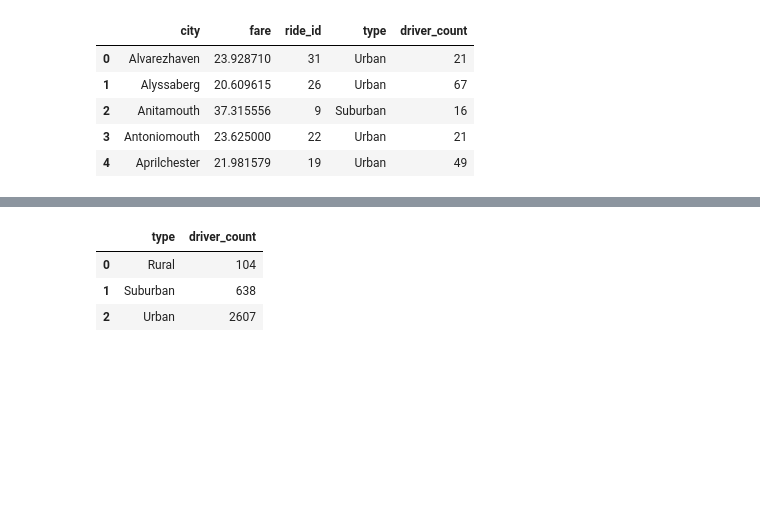
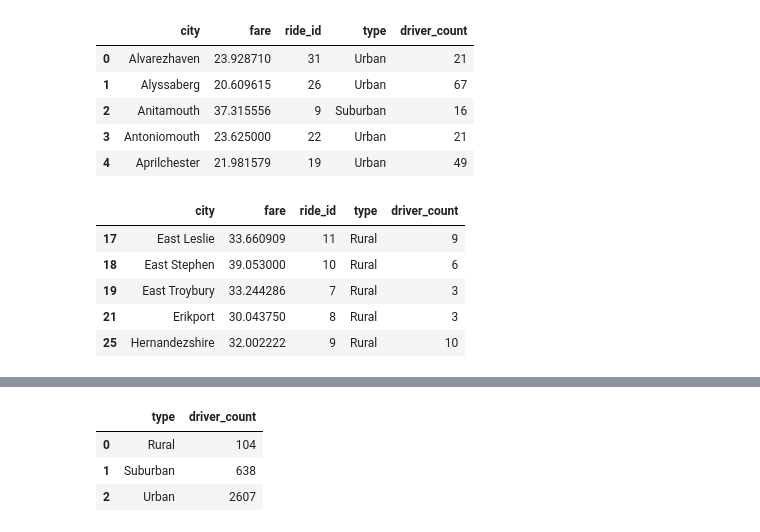
Before and after one commit to ehyoder/Matplotlib, a Jupyter notebook: Pyber_homework_Beth_Yoder_new.ipynb, the cells around one changed output, grey strips where cells are left out. Cells and saved outputs as stored; diff of their text form; code cells hidden in the pictures; blank space fills up the shorter version.

```diff
--- a/Pyber_homework_Beth_Yoder_new.ipynb
+++ b/Pyber_homework_Beth_Yoder_new.ipynb
@@ -63,6 +80,20 @@ merge4.head()
 | 2 | Anitamouth | 37.315556 | 9 | Suburban | 16 |
 | 3 | Antoniomouth | 23.625000 | 22 | Urban | 21 |
 | 4 | Aprilchester | 21.981579 | 19 | Urban | 49 |
+# %%
+urban = merge4[merge4["type"] == "Urban"]
+#urban.head()
+suburban = merge4[merge4["type"] == "Suburban"]
+#suburban.head()
+rural = merge4[merge4["type"] == "Rural"]
+#rural.head()
+# %% [output]
+|  | city | fare | ride_id | type | driver_count |
+| 17 | East Leslie | 33.660909 | 11 | Rural | 9 |
+| 18 | East Stephen | 39.053000 | 10 | Rural | 6 |
+| 19 | East Troybury | 33.244286 | 7 | Rural | 3 |
+| 21 | Erikport | 30.043750 | 8 | Rural | 3 |
+| 25 | Hernandezshire | 32.002222 | 9 | Rural | 10 |
 # %%
 # Attempt at using seaborn's lmplot to create bubble chart
 palette = ["Gold", "#87cefa", "#f08080"]
```
Also changed, not shown: parts of 9 cells of this notebook.
